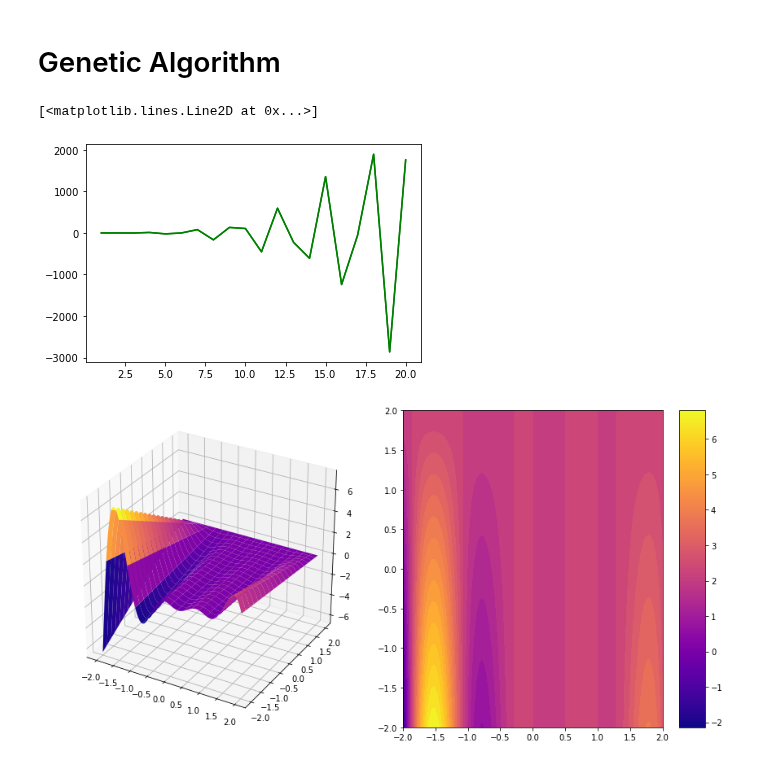
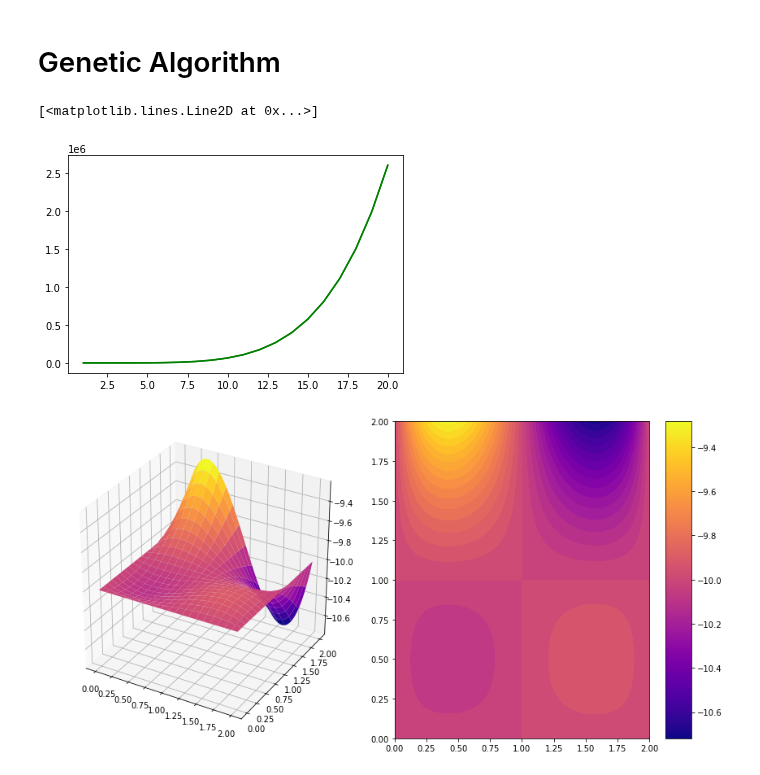
Before and after one commit to Fmrhj/genetic-algorithm, a Jupyter notebook: GA.ipynb, the cells around one changed output. Drawn from its saved outputs; the diff is of its cells as text; code cells hidden in the pictures.

```diff
--- a/GA.ipynb
+++ b/GA.ipynb
@@ -5,7 +5,7 @@ import numpy as np
 import matplotlib.pyplot as plt
 # %%
 def fitness(x,y):
-    return x*(x-1)*np.cos(2*x-1)*np.sin(2*x-1)*(y-2)
+    return x*(x-1)*(x-2)*y*(y-1)-10
 # %%
 x = np.linspace(1, 20, num=20)
 y = np.linspace(1, 20, num=20)
@@ -13,24 +13,24 @@ plt.plot(x, fitness(x, y), color='g')
 plt.plot(y, fitness(x, y), color='g')
 # %% [output]
 [<matplotlib.lines.Line2D at 0x...>]
-[figure, old version]
+[figure, new version]
 # %%
 from mpl_toolkits.mplot3d import Axes3D
 from matplotlib import cm
 
 f = lambda x,y: fitness(x, y)
 
 fig = plt.figure(figsize=(12,6))
 ax = fig.add_subplot(1,2,1,projection='3d')
-xvalues = np.linspace(-2,2,100)
-yvalues = np.linspace(-2,2,100)
+xvalues = np.linspace(0,2,100)
+yvalues = np.linspace(0,2,100)
 xgrid, ygrid = np.meshgrid(xvalues, yvalues)
 zvalues = f(xgrid, ygrid)
 surf = ax.plot_surface(xgrid, ygrid, zvalues, rstride=5, cstride=5, linewidth=0, cmap=cm.plasma)
 ax = fig.add_subplot(1,2,2)
 plt.contourf(xgrid, ygrid, zvalues, 30, cmap=cm.plasma)
 fig.colorbar(surf, aspect=12)
 plt.tight_layout()
 # %% [output]
-[figure, old version]
+[figure, new version]
 # %%
```
Also changed, not shown: parts of 21 cells of this notebook, 1 other file.
